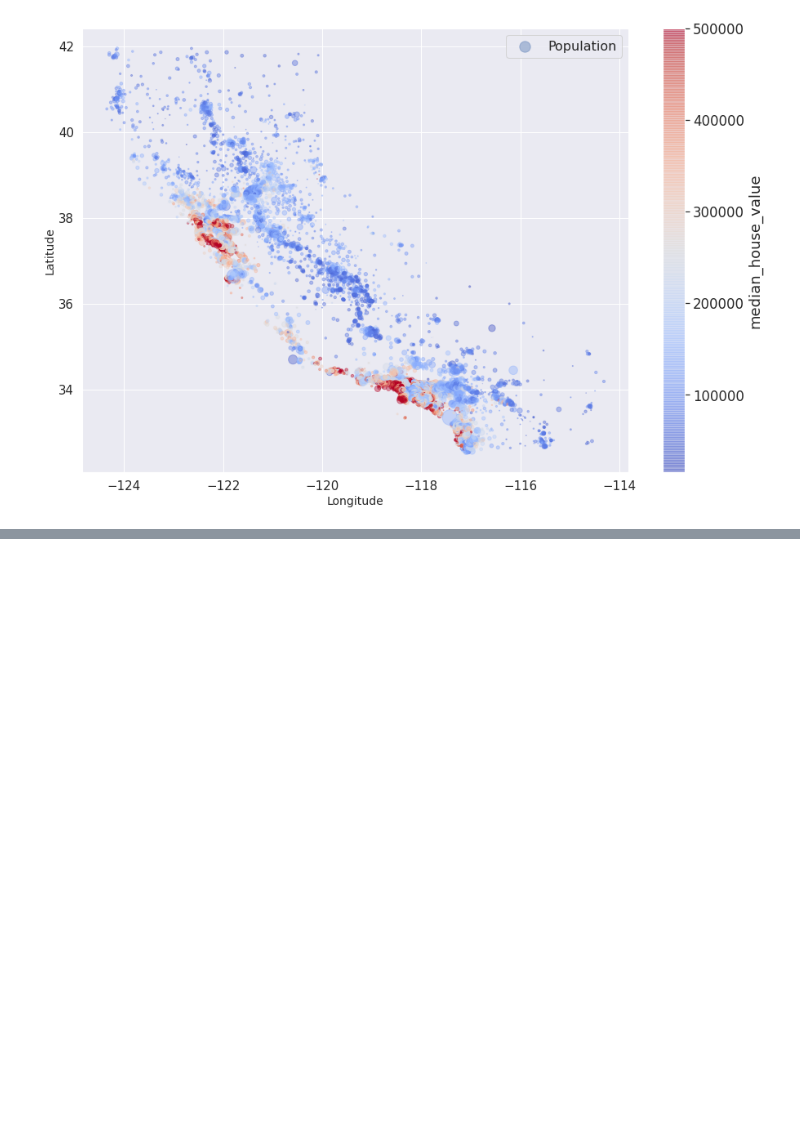
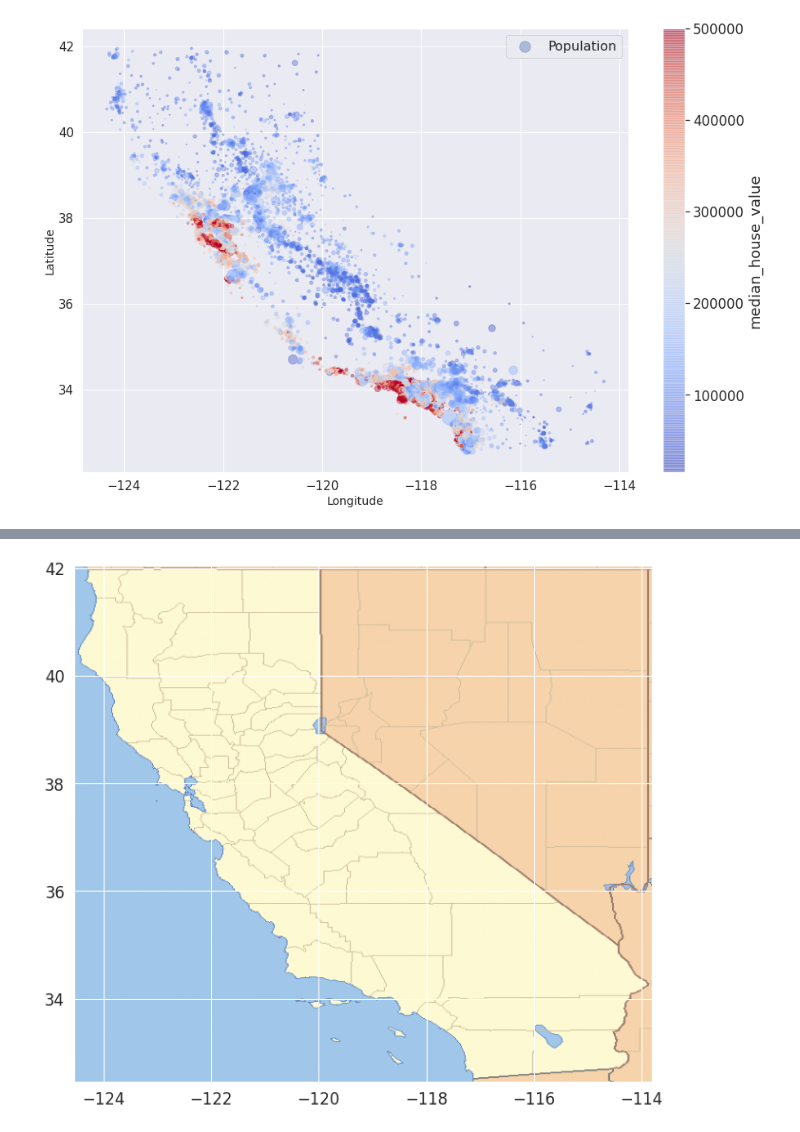
Before and after one commit to mohd-sahil/Housing-Dataset, a Jupyter notebook: Housing_Dataset_DP_and_FE_ML.ipynb, the cells around one changed output, grey strips where cells are left out. Saved outputs shown, nothing was run; the diff lists cells and outputs as text; code cells hidden in the pictures; blank space fills up the shorter version.

```diff
--- a/Housing_Dataset_DP_and_FE_ML.ipynb
+++ b/Housing_Dataset_DP_and_FE_ML.ipynb
@@ -250,0 +280,6 @@ plt.show()
+# %%
+plt.figure(figsize = (15, 10))
+plt.imshow(california_img, extent=[-124.55, -113.80, 32.45, 42.05])
+plt.show()
+# %% [output]
+[figure, added]
```
Also changed, not shown: parts of 11 cells of this notebook.
